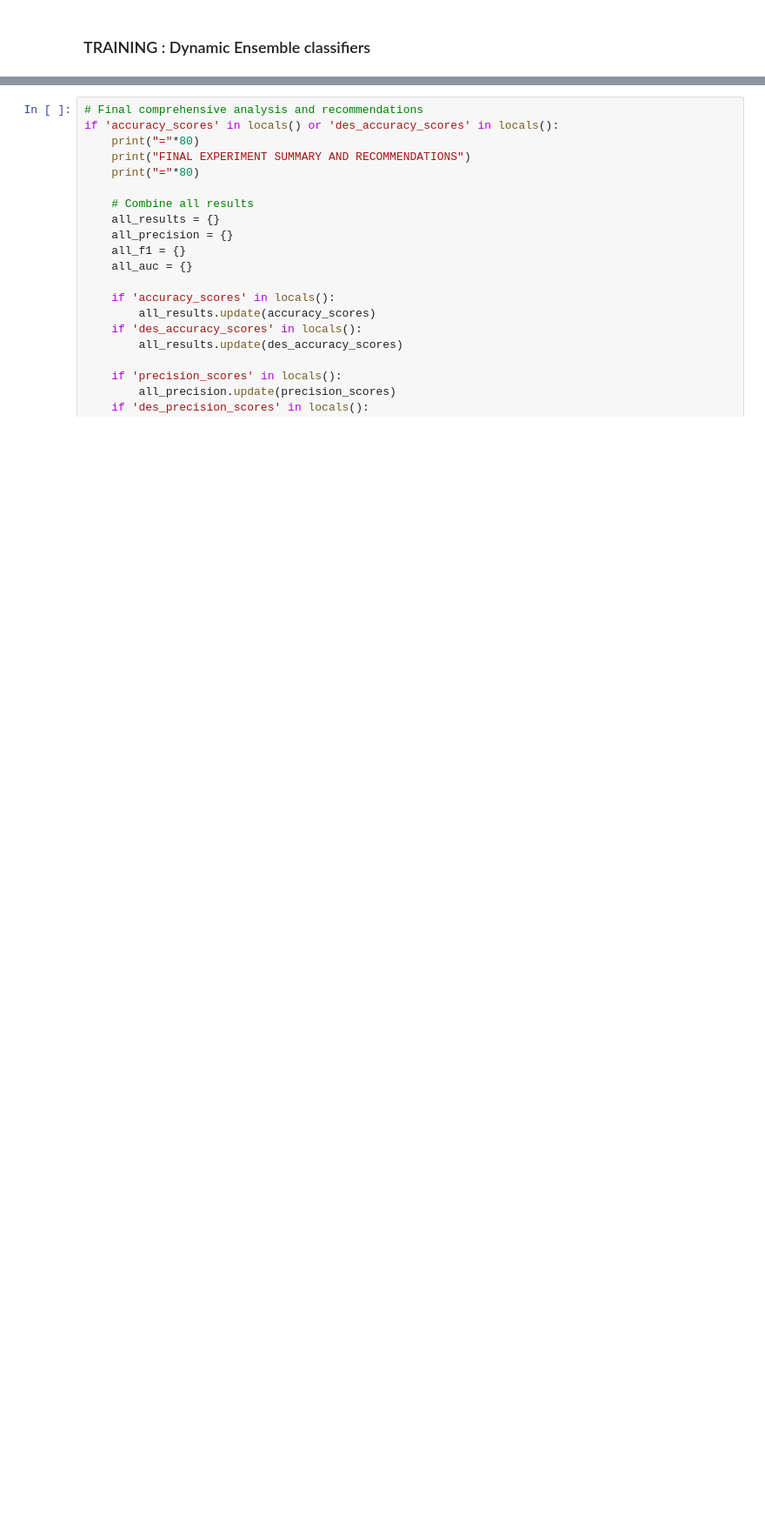
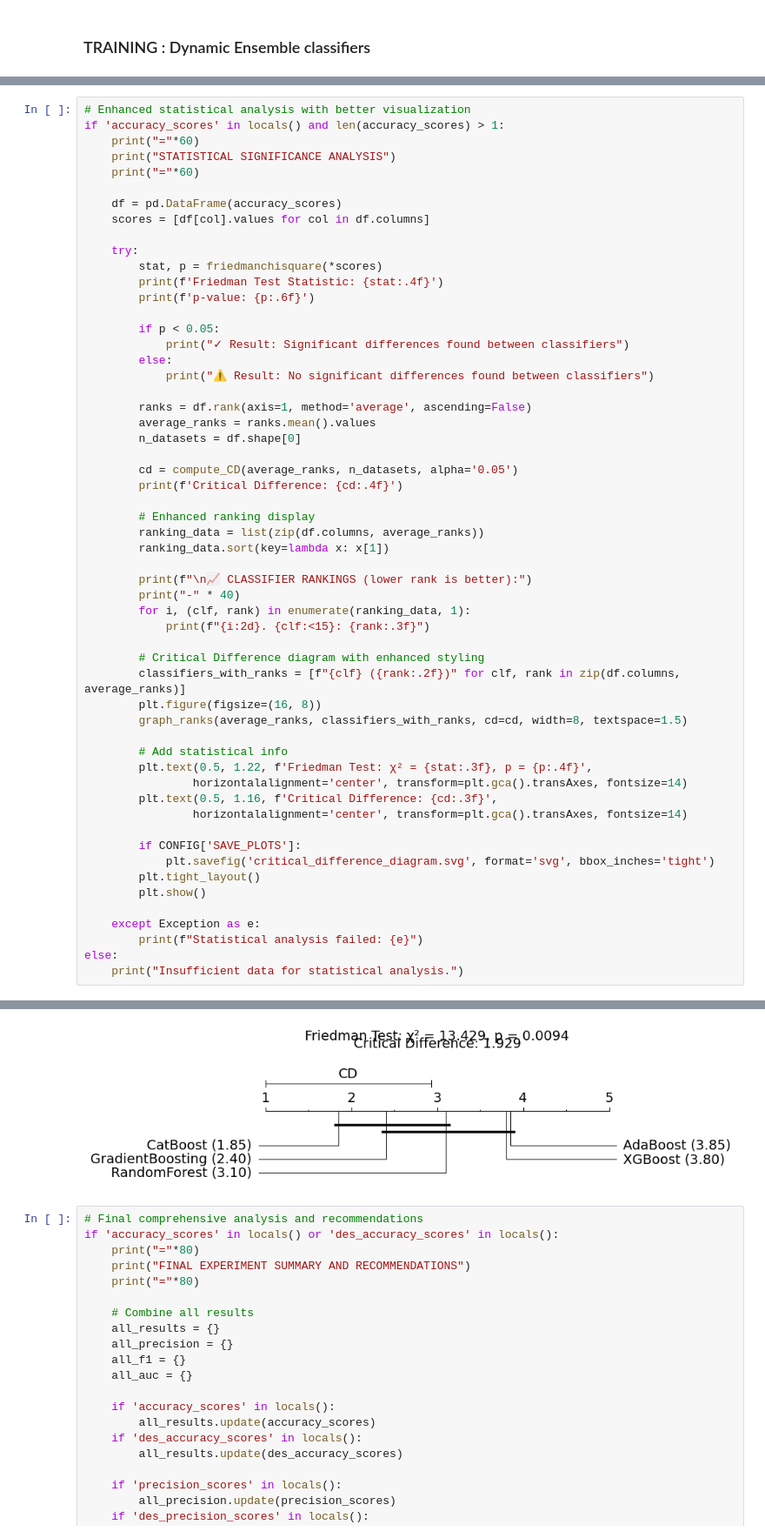
Before and after one commit to InfoLab-SKKU/Explainable-Ensemble-Hypoglycemia, a Jupyter notebook: code/detectionLayer.ipynb, the cells around one changed output, grey strips where cells are left out. Shown at 87% size. Saved outputs shown, nothing was run; the diff lists cells and outputs as text; blank space fills up the shorter version.

```diff
--- a/code/detectionLayer.ipynb
+++ b/code/detectionLayer.ipynb
@@ -1632,0 +1707,57 @@ FIRE-KNOP - Accuracy: 0.7667, F1: 0.7600
+# %%
+# Enhanced statistical analysis with better visualization
+if 'accuracy_scores' in locals() and len(accuracy_scores) > 1:
+    print("="*60)
+    print("STATISTICAL SIGNIFICANCE ANALYSIS")
+    print("="*60)
+
+    df = pd.DataFrame(accuracy_scores)
+    scores = [df[col].values for col in df.columns]
+
+    try:
+        stat, p = friedmanchisquare(*scores)
+        print(f'Friedman Test Statistic: {stat:.4f}')
+        print(f'p-value: {p:.6f}')
+
+        if p < 0.05:
+            print("✓ Result: Significant differences found between classifiers")
+        else:
+            print("⚠ Result: No significant differences found between classifiers")
+
+        ranks = df.rank(axis=1, method='average', ascending=False)
+        average_ranks = ranks.mean().values
+        n_datasets = df.shape[0]
+
+        cd = compute_CD(average_ranks, n_datasets, alpha='0.05')
+        print(f'Critical Difference: {cd:.4f}')
+
+        # Enhanced ranking display
+        ranking_data = list(zip(df.columns, average_ranks))
+        ranking_data.sort(key=lambda x: x[1])
+
+        print(f"\n📈 CLASSIFIER RANKINGS (lower rank is better):")
+        print("-" * 40)
+        for i, (clf, rank) in enumerate(ranking_data, 1):
+            print(f"{i:2d}. {clf:<15}: {rank:.3f}")
+
+        # Critical Difference diagram with enhanced styling
+        classifiers_with_ranks = [f"{clf} ({rank:.2f})" for clf, rank in zip(df.columns, average_ranks)]
+        plt.figure(figsize=(16, 8))
+        graph_ranks(average_ranks, classifiers_with_ranks, cd=cd, width=8, textspace=1.5)
+
+        # Add statistical info
+        plt.text(0.5, 1.22, f'Friedman Test: χ² = {stat:.3f}, p = {p:.4f}',
+                horizontalalignment='center', transform=plt.gca().transAxes, fontsize=14)
+        plt.text(0.5, 1.16, f'Critical Difference: {cd:.3f}',
+                horizontalalignment='center', transform=plt.gca().transAxes, fontsize=14)
+
+        if CONFIG['SAVE_PLOTS']:
+            plt.savefig('critical_difference_diagram.svg', format='svg', bbox_inches='tight')
+        plt.tight_layout()
+        plt.show()
+
+    except Exception as e:
+        print(f"Statistical analysis failed: {e}")
+else:
+    print("Insufficient data for statistical analysis.")
+# %% [output]
@@ -1633,3 +1796,4 @@ FIRE-KNOP - Accuracy: 0.7667, F1: 0.7600
+[figure, added]
 # %%
 # Final comprehensive analysis and recommendations
 if 'accuracy_scores' in locals() or 'des_accuracy_scores' in locals():
```
Also changed, not shown: parts of 9 cells of this notebook, 3 other files.
